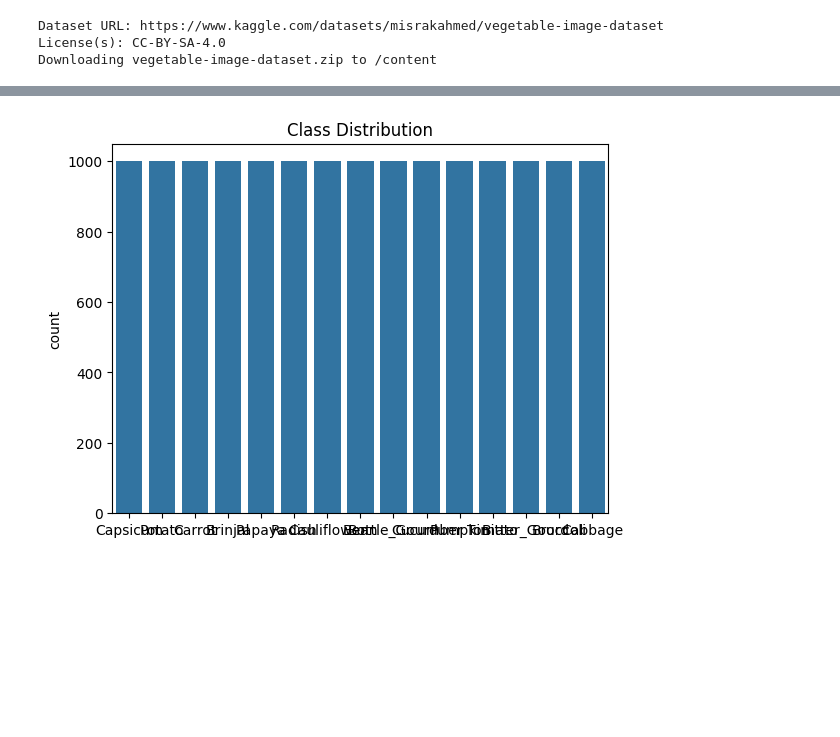
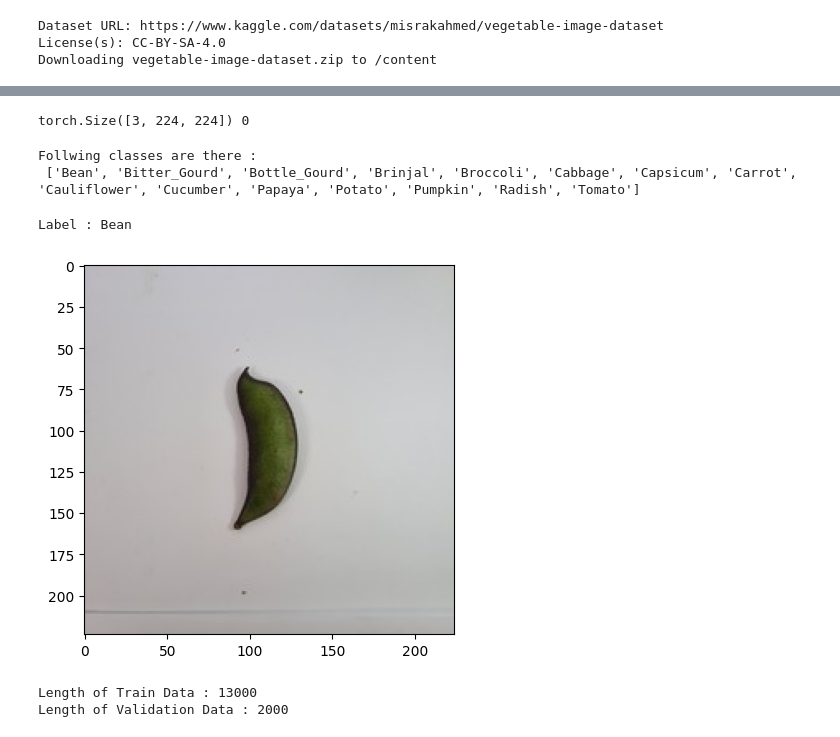
Before and after one commit to rodrigorochag/CNN_Classifier_Pytorch, a Jupyter notebook: cnn_pytorch_vegetables.ipynb, the cells around one changed output, grey strips where cells are left out. Saved outputs shown, nothing was run; the diff lists cells and outputs as text; code cells hidden in the pictures; blank space fills up the shorter version.

```diff
--- a/cnn_pytorch_vegetables.ipynb
+++ b/cnn_pytorch_vegetables.ipynb
@@ -117,9 +48,66 @@ plot_sample_images(train_dataset, classes)
-# %%
-import seaborn as sns
-
-class_labels = [cls for cls, count in class_counts.items() for _ in range(count)]
-sns.countplot(x=class_labels)
-plt.title('Class Distribution')
-plt.show()
-# %% [output]
-[figure, removed]
+# %%
+import torch
+import torchvision
+from torchvision import transforms
+from torchvision.datasets import ImageFolder
+
+
+#train and test data directory
+# train_dataset = '/content/Vegetable Images/train'
+# test_dataset= '/content/Vegetable Images/test'
+# validation_dataset = '/content/Vegetable Images/validation'
+
+
+#load the train and test data
+train_dataset = ImageFolder(train_dataset,transform = transforms.Compose([
+    transforms.Resize((224,224)),transforms.ToTensor()
+]))
+test_dataset = ImageFolder(test_dataset,transforms.Compose([
+    transforms.Resize((224,224)),transforms.ToTensor()
+]))
+
+validation_dataset = ImageFolder(validation_dataset,transforms.Compose([
+    transforms.Resize((224,224)),transforms.ToTensor()
+]))
+# %%
+img, label = train_dataset[0]
+print(img.shape,label)
+# %% [output]
+torch.Size([3, 224, 224]) 0
+# %%
+print("Follwing classes are there : \n",train_dataset.classes)
+# %% [output]
+Follwing classes are there :
+ ['Bean', 'Bitter_Gourd', 'Bottle_Gourd', 'Brinjal', 'Broccoli', 'Cabbage', 'Capsicum', 'Carrot', 'Cauliflower', 'Cucumber', 'Papaya', 'Potato', 'Pumpkin', 'Radish', 'Tomato']
+# %%
+def display_img(img,label):
+    print(f"Label : {train_dataset.classes[label]}")
+    plt.imshow(img.permute(1,2,0))
+
+#display the first image in the dataset
+display_img(*train_dataset[0])
+# %% [output]
+Label : Bean
+[figure, added]
+# %%
+from torch.utils.data.dataloader import DataLoader
+from torch.utils.data import random_split
+
+batch_size = 128
+val_size = 2000
+train_size = len(train_dataset) - val_size
+
+train_dataset,validation_dataset = random_split(train_dataset,[train_size,val_size])
+print(f"Length of Train Data : {len(train_dataset)}")
+print(f"Length of Validation Data : {len(validation_dataset)}")
+
+#output
+#Length of Train Data : 12034
+#Length of Validation Data : 2000
+
+#load the train and validation into batches.
+train_dl = DataLoader(train_dataset, batch_size, shuffle = True, num_workers = 4, pin_memory = True)
+val_dl = DataLoader(validation_dataset, batch_size*2, num_workers = 4, pin_memory = True)
+# %% [output]
+Length of Train Data : 13000
+Length of Validation Data : 2000
```
Also changed, not shown: parts of 5 cells of this notebook.
